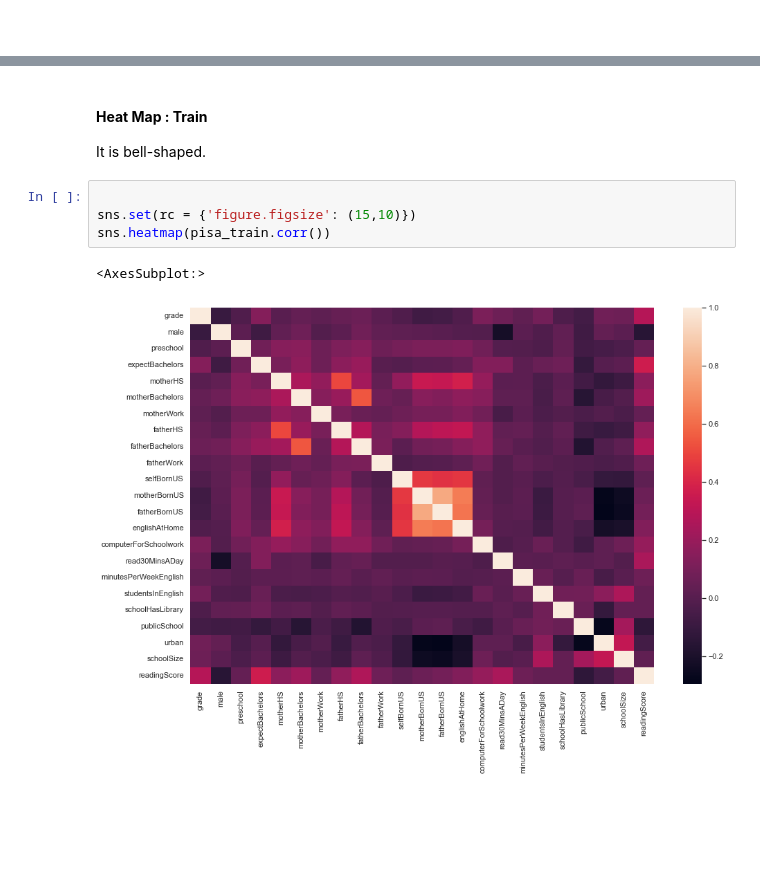
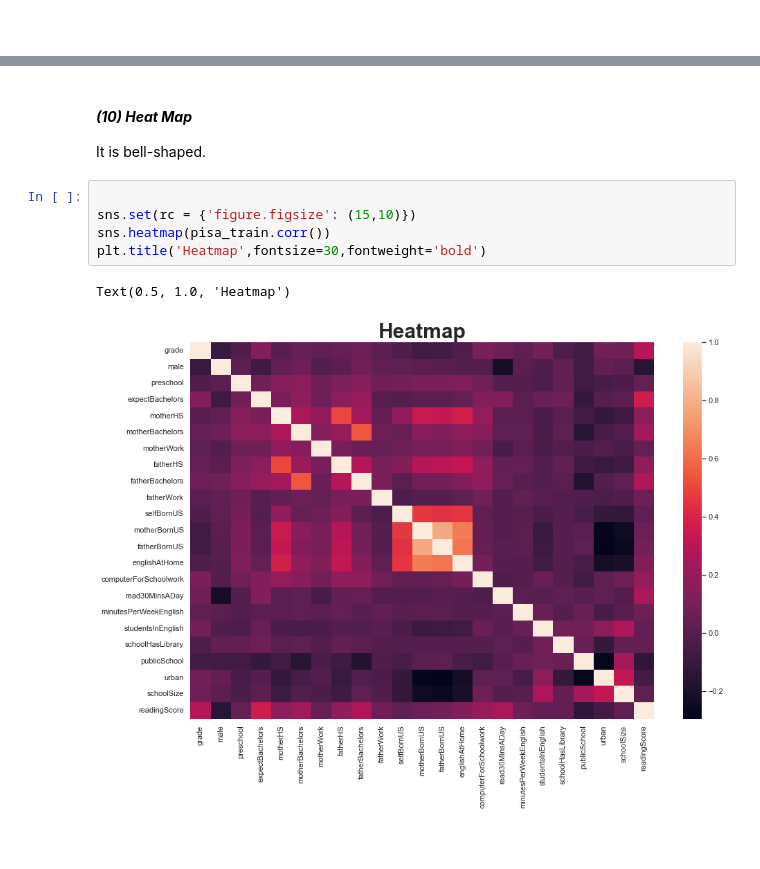
Before and after one commit to ABizCho/py_machineLearning, a Jupyter notebook: Assignment_Individual/asgmt_3_201823869.ipynb, the cells around one changed output, grey strips where cells are left out. Saved outputs shown, nothing was run; the diff lists cells and outputs as text.

```diff
--- a/Assignment_Individual/asgmt_3_201823869.ipynb
+++ b/Assignment_Individual/asgmt_3_201823869.ipynb
@@ -335,13 +247,14 @@ Text(0.5, 1.0, 'Test : Distribution Plot')
 # %% [markdown]
-#### **Heat Map : Train**
+#### ***(10) Heat Map***
 It is bell-shaped.
 # %%
 
 sns.set(rc = {'figure.figsize': (15,10)})
 sns.heatmap(pisa_train.corr())
+plt.title('Heatmap',fontsize=30,fontweight='bold')
 # %% [output]
-<AxesSubplot:>
+Text(0.5, 1.0, 'Heatmap')
-[figure, old version]
+[figure, new version]
 # %% [markdown]
 <br>
 # %% [markdown]
```
Also changed, not shown: parts of 89 cells of this notebook.
